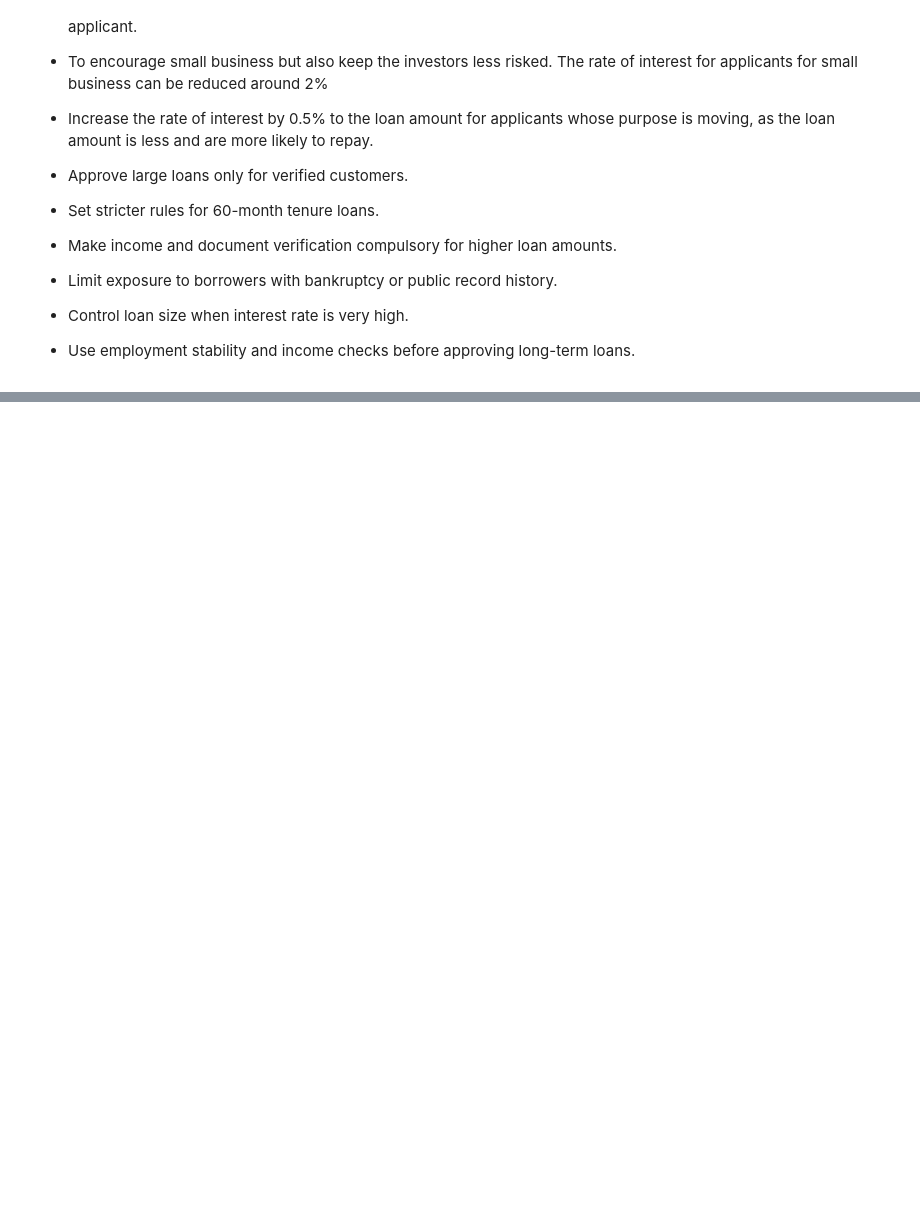
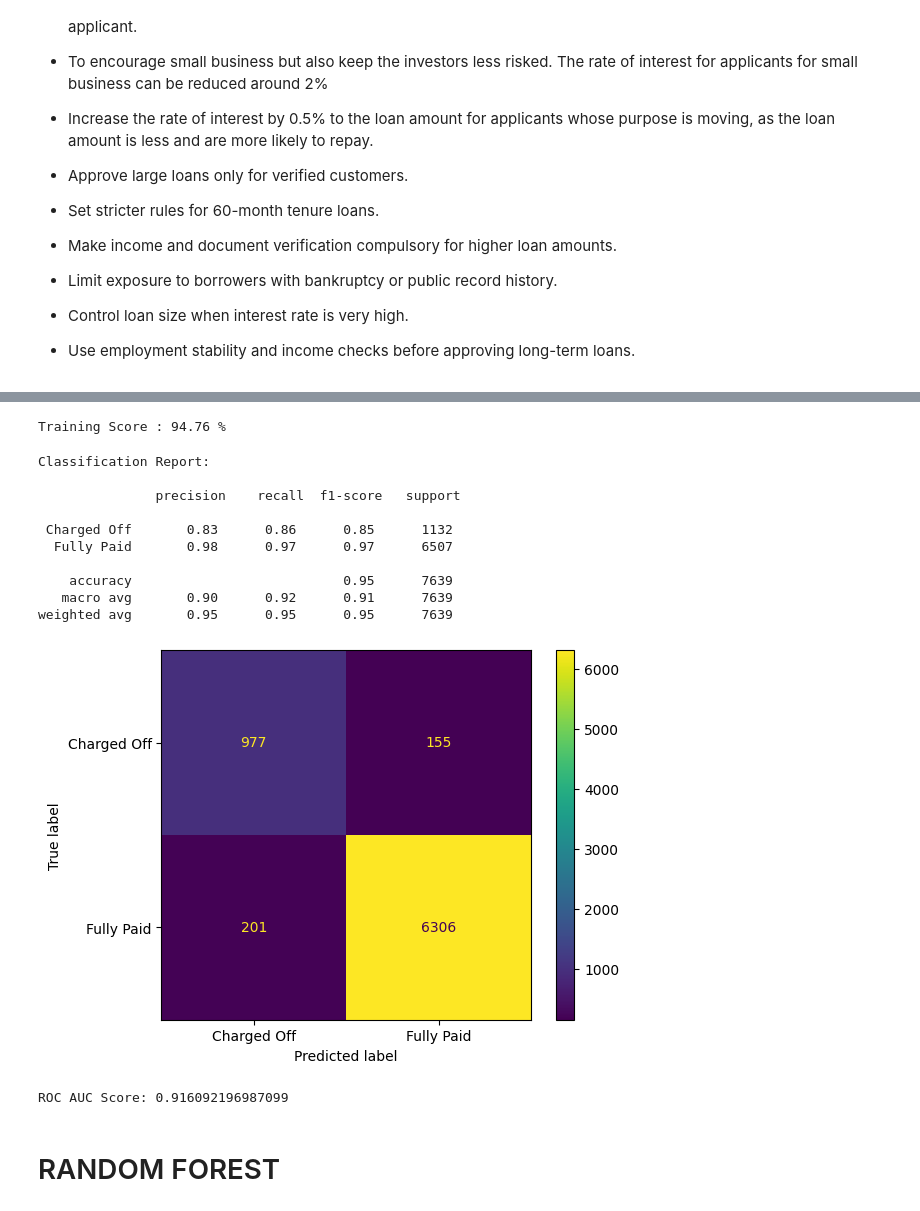
Before and after one commit to Swamy612/Lending-Club-Case-Study, a Jupyter notebook: LENDING_CLUB_CASE_STUDY_.ipynb, the cells around one changed output, grey strips where cells are left out. Cells and saved outputs as stored; diff of their text form; code cells hidden in the pictures; blank space fills up the shorter version.

```diff
--- a/LENDING_CLUB_CASE_STUDY_.ipynb
+++ b/LENDING_CLUB_CASE_STUDY_.ipynb
@@ -1022,0 +1070,18 @@ Borrowers with 60 months term has highest share to total_pymnt_inv.
+# %%
+# cat cols
+cat_cols=[cols for cols in x.columns if x[cols].dtype=='O']
+
+# Encoding
+encoder=OneHotEncoder(drop='first',sparse_output=False,dtype='i')
+
+# training data
+x_train_cat_encoded=encoder.fit_transform(x_train[cat_cols])
+x_train_cat_encoded_df=pd.DataFrame(x_train_cat_encoded,index=x_train.index,columns=encoder.get_feature_names_out())
+# Concatenate numerical and encoded categorical features for x_train
+x_train_encoded_df=pd.concat([x_train.drop(columns=cat_cols), x_train_cat_encoded_df], axis=1)
+
+# testing data
+x_test_cat_encoded=encoder.transform(x_test[cat_cols])
+x_test_cat_encoded_df=pd.DataFrame(x_test_cat_encoded,index=x_test.index,columns=encoder.get_feature_names_out())
+# Concatenate numerical and encoded categorical features for x_test
+x_test_encoded_df=pd.concat([x_test.drop(columns=cat_cols), x_test_cat_encoded_df], axis=1)
@@ -1022,0 +1149,9 @@ Borrowers with 60 months term has highest share to total_pymnt_inv.
+# %%
+# import oversampler
+from imblearn.over_sampling import SMOTE
+
+# resample
+smote = SMOTE(random_state=42)
+
+# do sampling only for the training data
+x_train_smote, y_train_smote = smote.fit_resample(x_train_scaled, y_train)
@@ -1022,0 +1176,39 @@ Borrowers with 60 months term has highest share to total_pymnt_inv.
+# %%
+# logistic regression model
+logreg_model_sm = LogisticRegression(random_state=42)
+logreg_model_sm.fit(x_train_smote,y_train_smote)
+print('Training Score :',round(logreg_model_sm.score(x_train_smote,y_train_smote)*100,2),'%')
+# %% [output]
+Training Score : 94.76 %
+# %%
+# model testing
+y_pred_sm = logreg_model_sm.predict(x_test_scaled)
+
+# metrics
+print('Classification Report:\n\n', classification_report(y_test, y_pred_sm))
+cm = ConfusionMatrixDisplay.from_predictions(y_test, y_pred_sm)
+# %% [output]
+Classification Report:
+
+               precision    recall  f1-score   support
+
+ Charged Off       0.83      0.86      0.85      1132
+  Fully Paid       0.98      0.97      0.97      6507
+
+    accuracy                           0.95      7639
+   macro avg       0.90      0.92      0.91      7639
+weighted avg       0.95      0.95      0.95      7639
+[figure, added]
+# %%
+from sklearn.metrics import roc_auc_score
+
+# Convert string labels to numerical (e.g., 0 for 'Fully Paid', 1 for 'Charged Off')
+y_test_numeric = y_test.map({'Fully Paid': 0, 'Charged Off': 1})
+y_pred_numeric = pd.Series(y_pred_sm).map({'Fully Paid': 0, 'Charged Off': 1})
+
+auc = roc_auc_score(y_test_numeric, y_pred_numeric)
+print("ROC AUC Score:", auc)
+# %% [output]
+ROC AUC Score: 0.916092196987099
+# %% [markdown]
+# RANDOM FOREST
```
Also changed, not shown: parts of 24 cells of this notebook.
